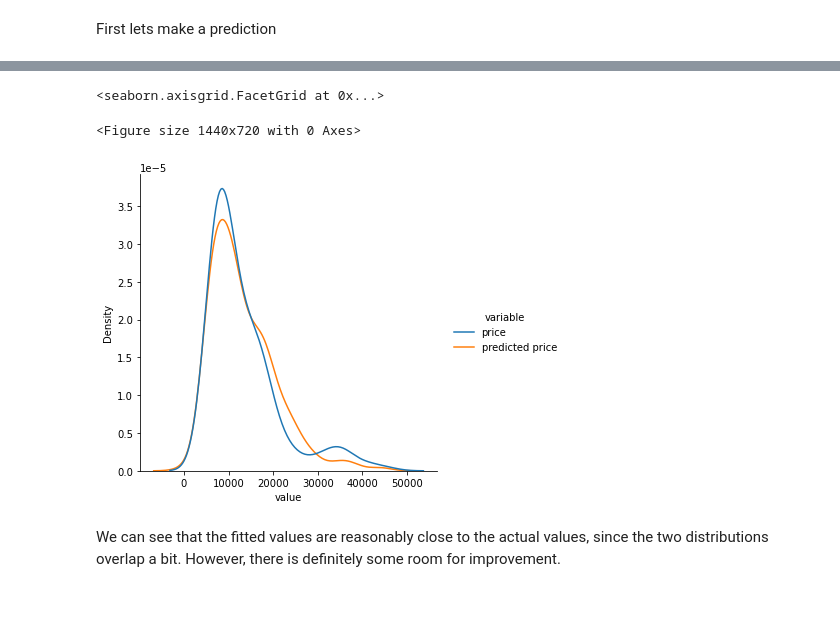
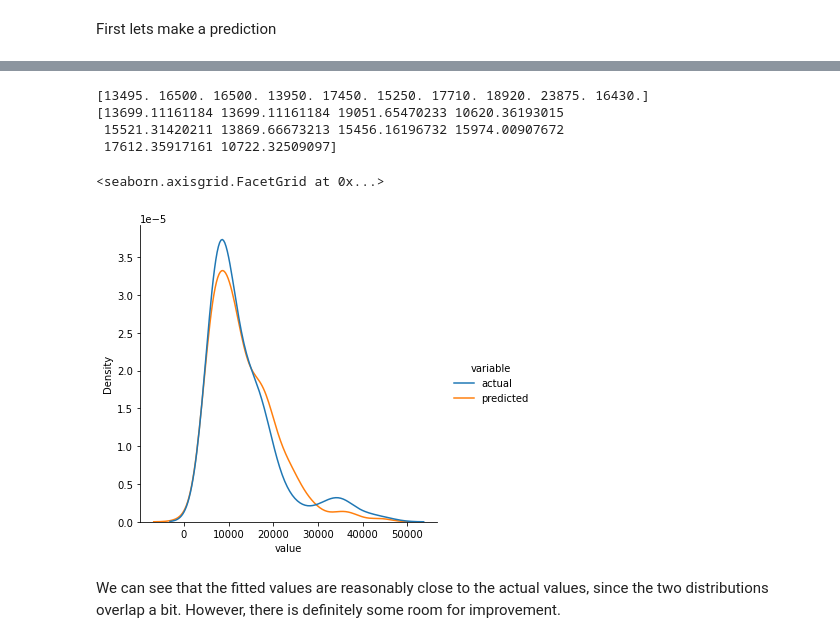
Before and after one commit to OmarInCS/data-analysis-visulization-python, a Jupyter notebook: week5/day2/lesson-14-models.ipynb, the cells around one changed output, grey strips where cells are left out. Saved outputs shown, nothing was run; the diff lists cells and outputs as text; code cells hidden in the pictures; blank space fills up the shorter version.

```diff
--- a/week5/day2/lesson-14-models.ipynb
+++ b/week5/day2/lesson-14-models.ipynb
@@ -263,10 +272,12 @@ $$
 Let's develop a model using these variables as the predictor variables.
 # %%
 # create a dataframe 'Z' for the independent variables above
+Z = df[["horsepower", "curb-weight", "engine-size", "highway-mpg"]]
 # %% [markdown]
 Fit the linear model using the four above-mentioned variables.
 # %%
 # fit the model to predict 'price'
+lm.fit(Z, y)
 # %% [output]
 LinearRegression()
 # %% [markdown]
@@ -293,0 +295,3 @@ array([13699.11161184, 13699.11161184, 19051.65470233, 10620.36193015,
+# %%
+y_hat = lm.predict(Z)
+y_hat[:5]
@@ -445,0 +457,3 @@ First lets make a prediction
+# %%
+temp = pd.DataFrame({"actual": y, "predicted": y_hat}).melt()
+temp
@@ -446,9 +474,21 @@ First lets make a prediction
+# %%
+print(y.values[:10])
+print(y_hat[:10])
+# 2 -> 5
+# 6 -> 5
+# 1 -> 0
+# %% [output]
+[13495. 16500. 16500. 13950. 17450. 15250. 17710. 18920. 23875. 16430.]
+[13699.11161184 13699.11161184 19051.65470233 10620.36193015
+ 15521.31420211 13869.66673213 15456.16196732 15974.00907672
+ 17612.35917161 10722.32509097]
 # %%
 # create a graph show the difference in distribution btw the actual and predict prices
+# plt.figure(figsize=(20, 20))
+sns.displot(x=temp["value"], hue=temp["variable"], kind="kde")
 # %% [output]
 <seaborn.axisgrid.FacetGrid at 0x...>
-<Figure size 1440x720 with 0 Axes>
-[figure, old version]
+[figure, new version]
 # %% [markdown]
 <p>We can see that the fitted values are reasonably close to the actual values, since the two distributions overlap a bit. However, there is definitely some room for improvement.</p>
 # %% [markdown]
```
Also changed, not shown: parts of 52 cells of this notebook.
